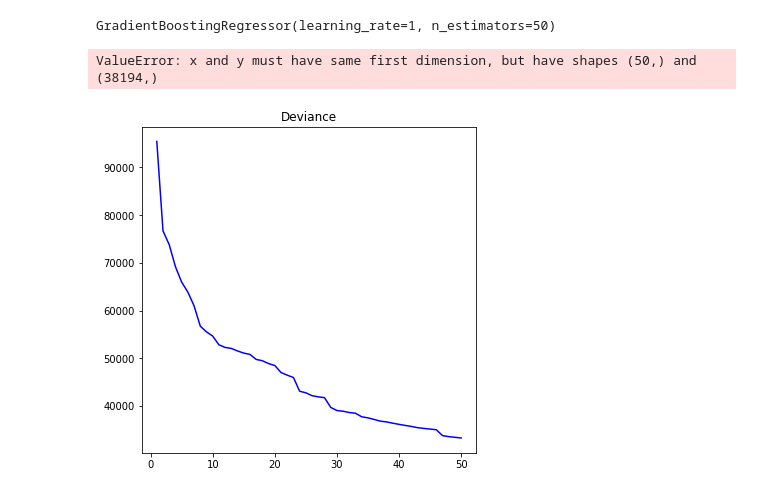
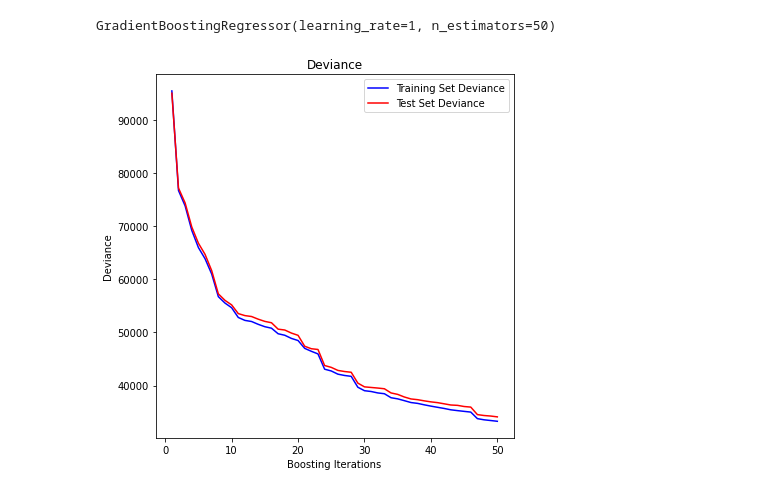
Before and after one commit to freek1/energy-demand-prediction, a Jupyter notebook: analysis.ipynb, the cells around one changed output. Saved outputs shown, nothing was run; the diff lists cells and outputs as text; code cells hidden in the pictures.

Commit message:
working pipeline with plot

```diff
--- a/analysis.ipynb
+++ b/analysis.ipynb
@@ -344,26 +344,26 @@ pipeline.fit(X_train, y_train)
 # %% [output]
 GradientBoostingRegressor(learning_rate=1, n_estimators=50)
 # %%
-y_pred = pipeline.predict(X_test)
-test_score = (y_pred - y_test)**2
+test_score = np.zeros((params["n_estimators"],), dtype=np.float64)
+for i, y_pred in enumerate(pipeline.staged_predict(X_test)):
+    test_score[i] = mean_squared_error(y_test, y_pred)
 
 fig = plt.figure(figsize=(6, 6))
 plt.subplot(1, 1, 1)
 plt.title("Deviance")
 plt.plot(
     np.arange(params["n_estimators"]) + 1,
     pipeline.train_score_,
     "b-",
     label="Training Set Deviance",
 )
 plt.plot(
     np.arange(params["n_estimators"]) + 1, test_score, "r-", label="Test Set Deviance"
 )
 plt.legend(loc="upper right")
 plt.xlabel("Boosting Iterations")
 plt.ylabel("Deviance")
 fig.tight_layout()
 plt.show()
 # %% [output]
-ValueError: x and y must have same first dimension, but have shapes (50,) and (38194,)
-[figure, old version]
+[figure, new version]
```
